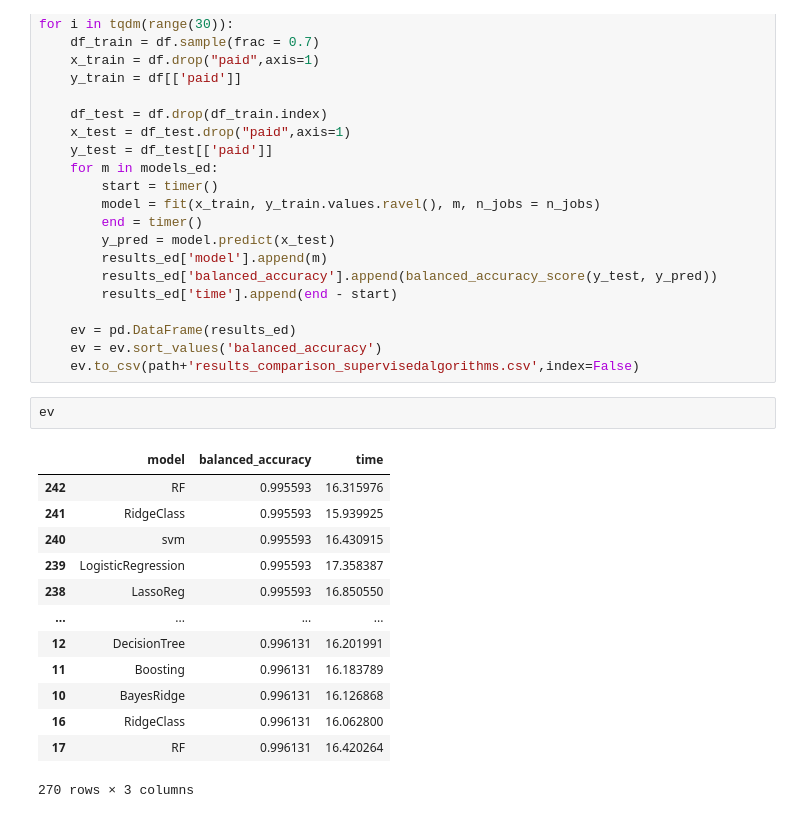
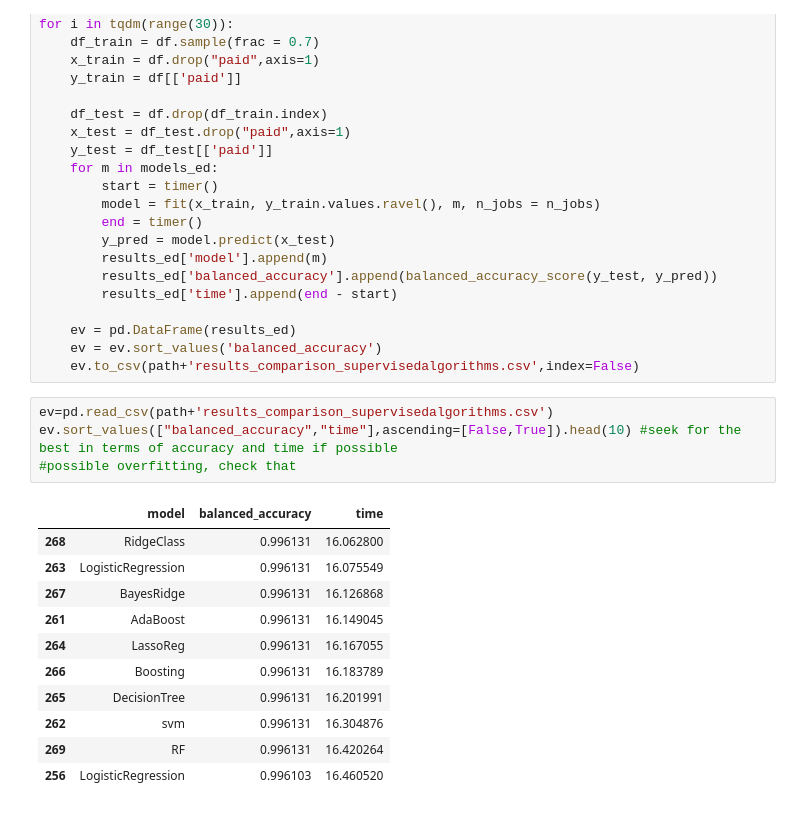
Before and after one commit to ArnoldoOliva/AprendizajeAutomatico, a Jupyter notebook: Algoritmos SUPERVISADOS Tarea5.ipynb, the cells around one changed output. Cells and saved outputs as stored; diff of their text form.

```diff
--- a/Algoritmos SUPERVISADOS Tarea5.ipynb
+++ b/Algoritmos SUPERVISADOS Tarea5.ipynb
@@ -129,19 +129,19 @@ for i in tqdm(range(30)):
     ev = pd.DataFrame(results_ed)
     ev = ev.sort_values('balanced_accuracy')
     ev.to_csv(path+'results_comparison_supervisedalgorithms.csv',index=False)
-# %%
-ev
-# %% [output]
-|  | model | balanced_accuracy | time |
-| 242 | RF | 0.995593 | 16.315976 |
-| 241 | RidgeClass | 0.995593 | 15.939925 |
-| 240 | svm | 0.995593 | 16.430915 |
-| 239 | LogisticRegression | 0.995593 | 17.358387 |
-| 238 | LassoReg | 0.995593 | 16.850550 |
-| ... | ... | ... | ... |
-| 12 | DecisionTree | 0.996131 | 16.201991 |
-| 11 | Boosting | 0.996131 | 16.183789 |
-| 10 | BayesRidge | 0.996131 | 16.126868 |
-| 16 | RidgeClass | 0.996131 | 16.062800 |
-| 17 | RF | 0.996131 | 16.420264 |
-270 rows × 3 columns
+# %%
+ev=pd.read_csv(path+'results_comparison_supervisedalgorithms.csv')
+ev.sort_values(["balanced_accuracy","time"],ascending=[False,True]).head(10) #seek for the best in terms of accuracy and time if possible
+#possible overfitting, check that
+# %% [output]
+|  | model | balanced_accuracy | time |
+| 268 | RidgeClass | 0.996131 | 16.062800 |
+| 263 | LogisticRegression | 0.996131 | 16.075549 |
+| 267 | BayesRidge | 0.996131 | 16.126868 |
+| 261 | AdaBoost | 0.996131 | 16.149045 |
+| 264 | LassoReg | 0.996131 | 16.167055 |
+| 266 | Boosting | 0.996131 | 16.183789 |
+| 265 | DecisionTree | 0.996131 | 16.201991 |
+| 262 | svm | 0.996131 | 16.304876 |
+| 269 | RF | 0.996131 | 16.420264 |
+| 256 | LogisticRegression | 0.996103 | 16.460520 |
```
